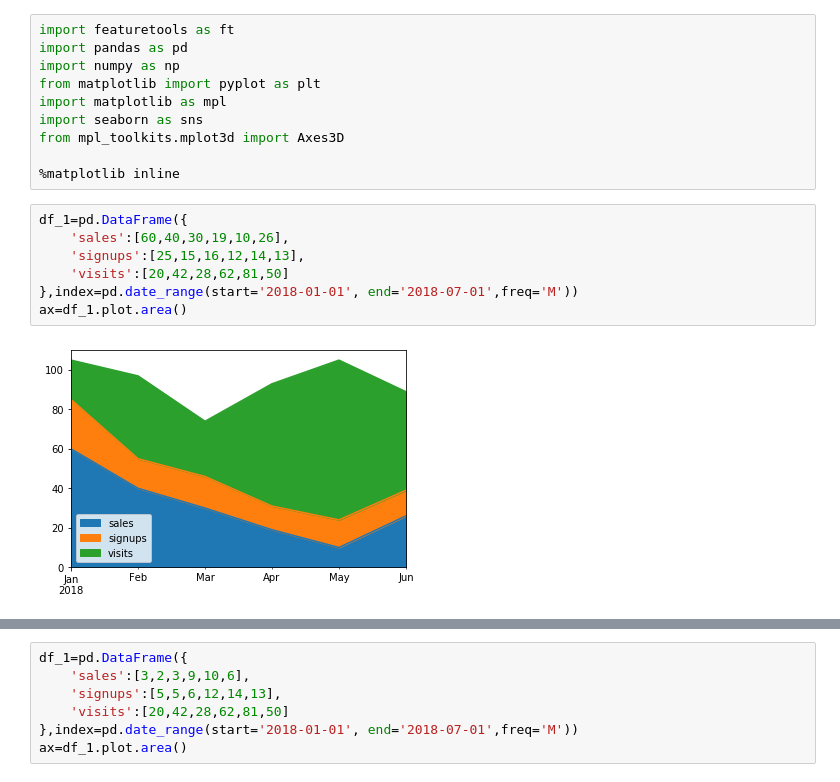
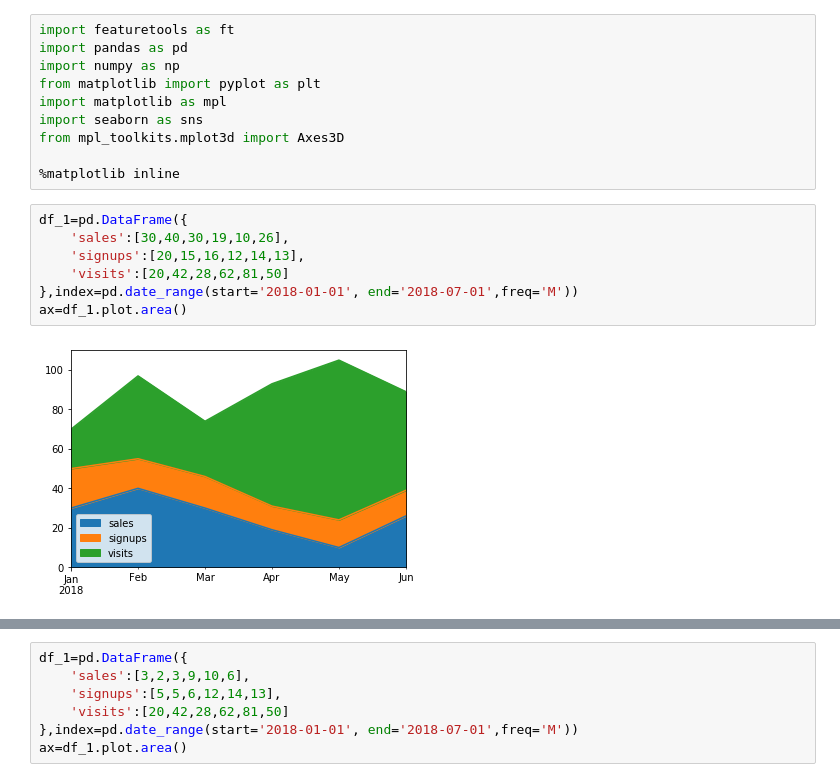
Before and after one commit to BillyGareth/bgds_ai, a Jupyter notebook: BASIC_PANDAS.ipynb, the cells around one changed output, grey strips where cells are left out. Drawn from its saved outputs; the diff is of its cells as text.

```diff
--- a/BASIC_PANDAS.ipynb
+++ b/BASIC_PANDAS.ipynb
@@ -10,13 +10,13 @@ from mpl_toolkits.mplot3d import Axes3D
 %matplotlib inline
 # %%
 df_1=pd.DataFrame({
-    'sales':[60,40,30,19,10,26],
-    'signups':[25,15,16,12,14,13],
+    'sales':[30,40,30,19,10,26],
+    'signups':[20,15,16,12,14,13],
     'visits':[20,42,28,62,81,50]
 },index=pd.date_range(start='2018-01-01', end='2018-07-01',freq='M'))
 ax=df_1.plot.area()
 # %% [output]
-[figure, old version]
+[figure, new version]
 # %%
 df_1=pd.DataFrame({
     'science':[60,70,80,69,70,76],
```
Also changed, not shown: parts of 16 cells of this notebook.
